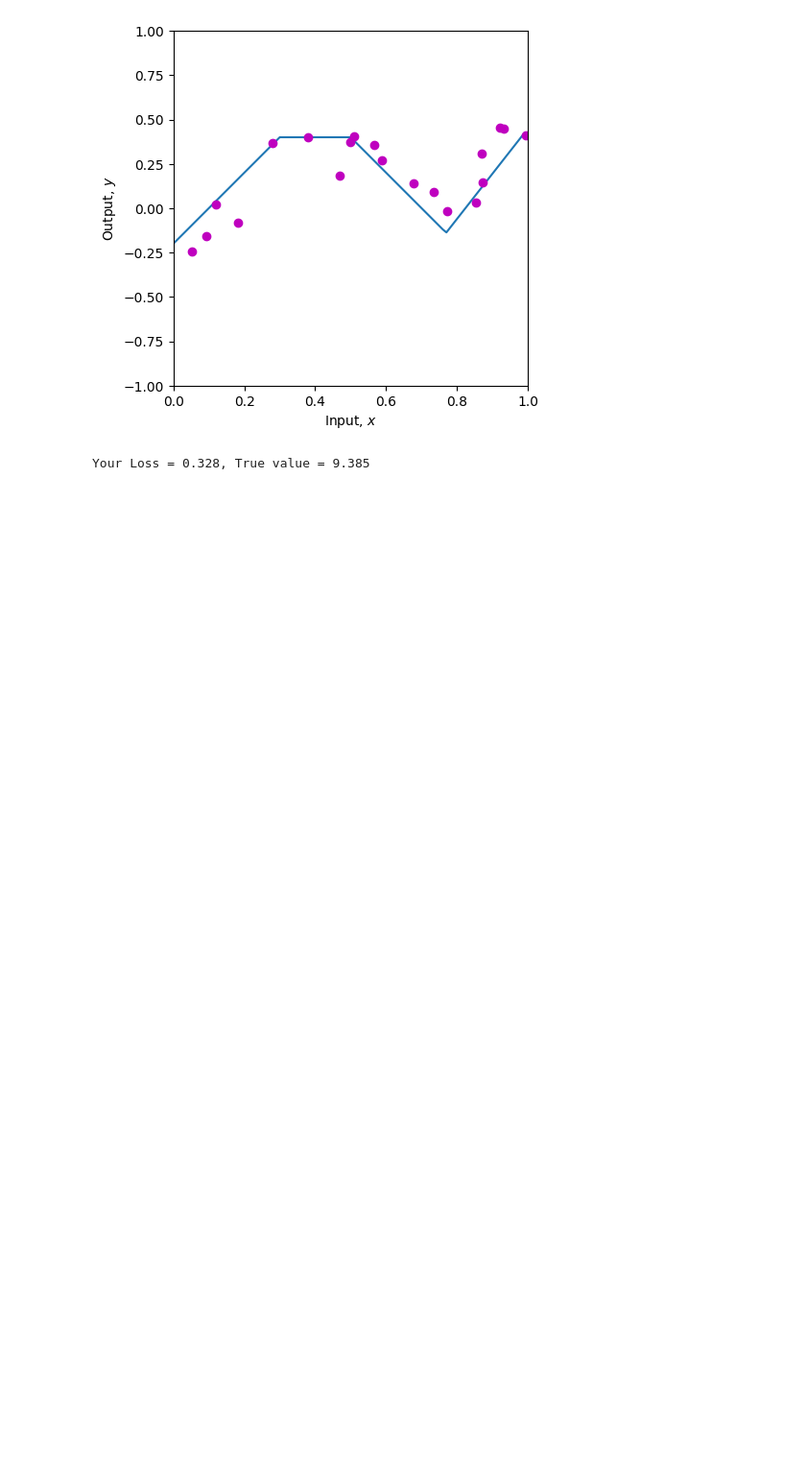
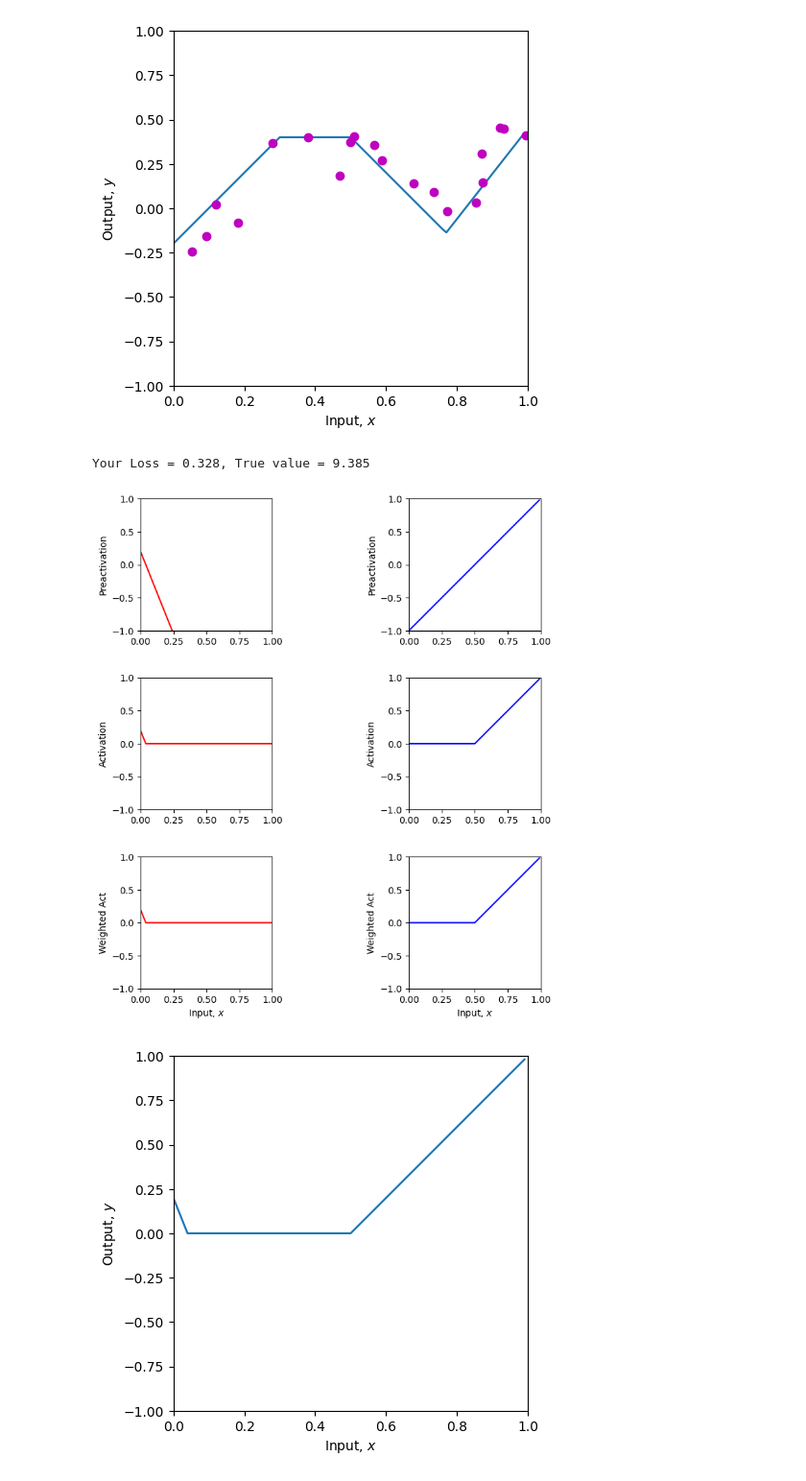
Before and after one commit to k78ma/udl, a Jupyter notebook: Chap03/3_1_Shallow_Networks_I.ipynb, the cells around one changed output. Shown at 96% size. Saved outputs shown, nothing was run; the diff lists cells and outputs as text; code cells hidden in the pictures; blank space fills up the shorter version.

```diff
--- a/Chap03/3_1_Shallow_Networks_I.ipynb
+++ b/Chap03/3_1_Shallow_Networks_I.ipynb
@@ -235,3 +235,80 @@ print('Your Loss = %3.3f, True value = 9.385'%(loss))
 [figure]
 [figure]
 Your Loss = 0.328, True value = 9.385
+# %%
+# Define a shallow neural network with, one input, one output, and three hidden units
+def shallow_1_1_2(x, activation_fn, phi_0,phi_1,phi_2, theta_10, theta_11, theta_20, theta_21):
+  #  Replace the code below to compute the three initial lines
+  # from the theta parameters (i.e. implement equations at bottom of figure 3.3a-c).  These are the preactivations
+  pre_1 = theta_10 + theta_11 * x
+  pre_2 = theta_20 + theta_21 * x
+
+  # Pass these through the ReLU function to compute the activations as in
+  # figure 3.3 d-f
+  act_1 = activation_fn(pre_1)
+  act_2 = activation_fn(pre_2)
+
+  #  Replace the code below to weight the activations using phi1, phi2 and phi3
+  # To create the equivalent of figure 3.3 g-i
+  w_act_1 = phi_1 * act_1
+  w_act_2 = phi_2 * act_2
+
+  #  Replace the code below to combining the weighted activations and add
+  # phi_0 to create the output as in figure 3.3 j
+  y = phi_0 + w_act_1 + w_act_2
+
+  # Return everything we have calculated
+  return y, pre_1, pre_2, act_1, act_2, w_act_1, w_act_2
+
+def plot_neural_2hidden(x, y, pre_1, pre_2, act_1, act_2, w_act_1, w_act_2, plot_all=False, x_data=None, y_data=None):
+
+  # Plot intermediate plots if flag set
+  if plot_all:
+    fig, ax = plt.subplots(3,2)
+    fig.set_size_inches(8.5, 8.5)
+    fig.tight_layout(pad=3.0)
+    ax[0,0].plot(x,pre_1,'r-'); ax[0,0].set_ylabel('Preactivation')
+    ax[0,1].plot(x,pre_2,'b-'); ax[0,1].set_ylabel('Preactivation')
+    ax[1,0].plot(x,act_1,'r-'); ax[1,0].set_ylabel('Activation')
+    ax[1,1].plot(x,act_2,'b-'); ax[1,1].set_ylabel('Activation')
+    ax[2,0].plot(x,w_act_1,'r-'); ax[2,0].set_ylabel('Weighted Act')
+    ax[2,1].plot(x,w_act_2,'b-'); ax[2,1].set_ylabel('Weighted Act')
+
+    for plot_y in range(3):
+      for plot_x in range(2):  # Changed from range(3) to range(2)
+        ax[plot_y,plot_x].set_xlim([0,1])
+        ax[plot_y,plot_x].set_ylim([-1,1])
+        ax[plot_y,plot_x].set_aspect(0.5)
+      if plot_y == 2:  # Only set xlabel for bottom row
+        ax[plot_y,0].set_xlabel('Input, $x$')
+        ax[plot_y,1].set_xlabel('Input, $x$')
+    plt.show()
+
+  fig, ax = plt.subplots()
+  ax.plot(x,y)
+  ax.set_xlabel('Input, $x$'); ax.set_ylabel('Output, $y$')
+  ax.set_xlim([0,1]);ax.set_ylim([-1,1])
+  ax.set_aspect(0.5)
+  if x_data is not None:
+    ax.plot(x_data, y_data, 'mo')
+    for i in range(len(x_data)):
+      ax.plot(x_data[i], y_data[i],)
+  plt.show()
+
+# Now lets define some parameters and run the neural network
+theta_10 =  0.2 ; theta_11 = -5.0
+theta_20 = -1.0  ; theta_21 = 2.0
+# theta_30 = -0.5  ; theta_31 = 0.65
+phi_0 = 0; phi_1 = 1.0; phi_2 = 1.0;
+
+# Define a range of input values
+x = np.arange(0,1,0.01)
+
+# We run the neural network for each of these input values
+y, pre_1, pre_2, act_1, act_2, w_act_1, w_act_2 = \
+    shallow_1_1_2(x, ReLU, phi_0,phi_1,phi_2, theta_10, theta_11, theta_20, theta_21)
+# And then plot it
+plot_neural_2hidden(x, y, pre_1, pre_2, act_1, act_2, w_act_1, w_act_2, plot_all=True)
+# %% [output]
+[figure, added]
+[figure, added]
```
Also changed, not shown: parts of 1 cell of this notebook.
